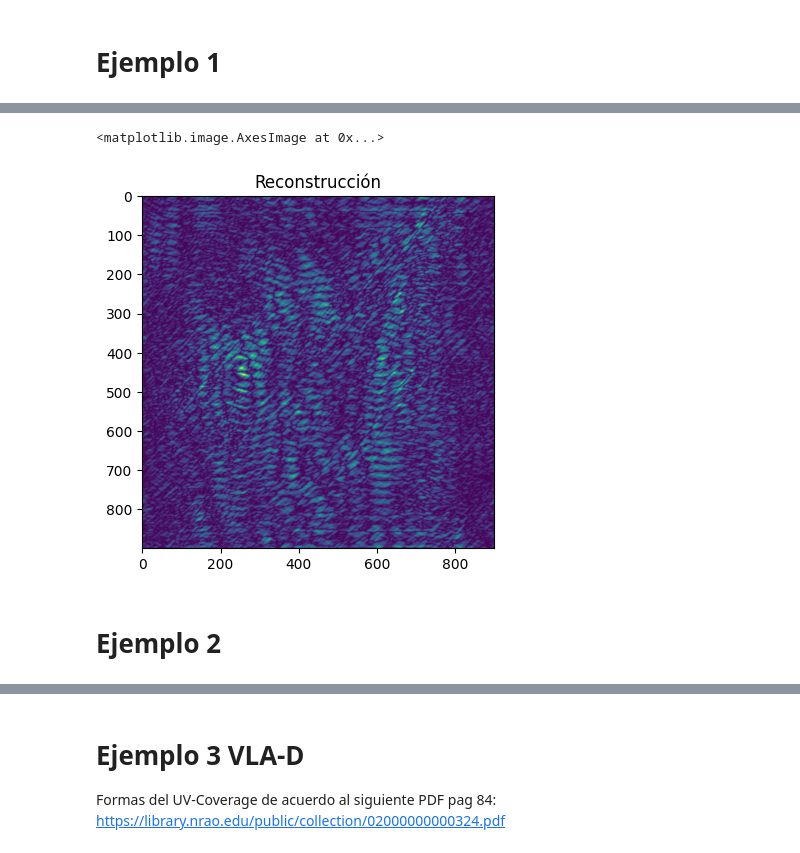
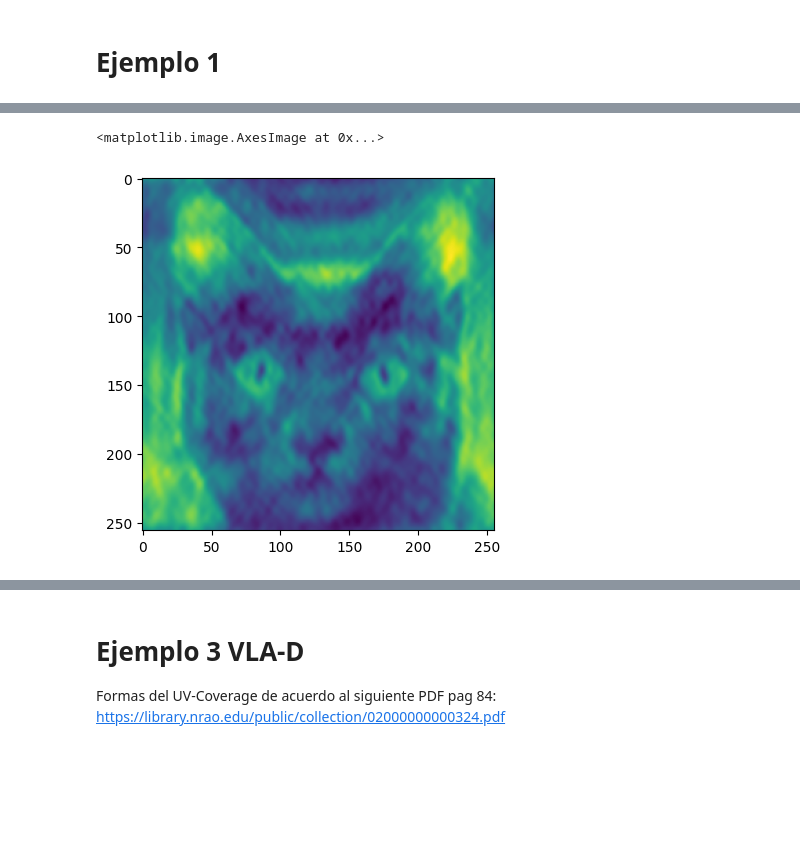
Before and after one commit to MatiasColil/API_Interferometry, a Jupyter notebook: jupyter notebook/interferometer.ipynb, the cells around one changed output, grey strips where cells are left out. Drawn from its saved outputs; the diff is of its cells as text; code cells hidden in the pictures; blank space fills up the shorter version.

```diff
--- a/jupyter notebook/interferometer.ipynb
+++ b/jupyter notebook/interferometer.ipynb
@@ -319,5 +304,5 @@ baseline_equatorial = b_enu_to_b_equatorial(baseline_enu, latitude)
 # %%
-HA, dec = h(6, -23, 6)
+HA, dec = compute_h(5, 25, 6)
 # %%
 cover = coverage(baseline_equatorial, HA, dec, wavelength)
 # %%
@@ -332,11 +317,11 @@ Text(0, 0.5, '$v\\ k\\lambda$')
 # %%
-""" plt.rcParams["animation.html"] = "jshtml"
-plt.rcParams['figure.dpi'] = 150
-plt.ioff()
-fig, ax = plt.subplots()
+# plt.rcParams["animation.html"] = "jshtml"
+# plt.rcParams['figure.dpi'] = 150
+# plt.ioff()
+# fig, ax = plt.subplots()
 
-def animate(t):
-    plt.cla()
-    plt.scatter(UV_coverage[0:t,0,:],UV_coverage[0:t,1,:], c="black", marker=".")
+# def animate(t):
+#     plt.cla()
+#     plt.scatter(UV_coverage[0:t,0,:],UV_coverage[0:t,1,:], c="black", marker=".")
 
-matplotlib.animation.FuncAnimation(fig, animate, frames=len(HA)) """
+# matplotlib.animation.FuncAnimation(fig, animate, frames=len(HA))
@@ -345,2 +328,2 @@ matplotlib.animation.FuncAnimation(fig, animate, frames=len(HA)) """
 # %%
-new_samplingEJ1, psf, psf3=grid_sampling(pix,np.max(np.abs(baseline_equatorial)), cover)
+sampling, psf2 = grid_sampling(pix, np.max(np.abs(baseline_equatorial)), cover, wavelength, "uniform", 1)
@@ -368,0 +346,6 @@ new_obs_EJ1 = np.abs(np.fft.ifft2(np.fft.ifftshift(ffts*new_samplingEJ1)))
+# %%
+new_obs_EJ1 = (np.fft.ifftshift(np.fft.ifft2(np.fft.fftshift(ft_data*sampling))))
+obs= (np.fft.ifftshift(np.fft.ifft2(np.fft.fftshift(ft_data*sampling)))).real
+boolean, buffer = cv2.imencode(".png", obs)
+stream = BytesIO(buffer)
+img_dirty_base64 = base64.b64encode(stream.getvalue()).decode()
@@ -369,10 +356,7 @@ new_obs_EJ1 = np.abs(np.fft.ifft2(np.fft.ifftshift(ffts*new_samplingEJ1)))
 # %%
 plt.figure(figsize=(10, 10))
 plt.subplot(122)
-plt.title('Reconstrucción')
-plt.imshow(new_obs_EJ1)
+plt.imshow(new_obs_EJ1.real)
 # %% [output]
 <matplotlib.image.AxesImage at 0x...>
-[figure, old version]
+[figure, new version]
-# %% [markdown]
-# Ejemplo 2
```
Also changed, not shown: parts of 87 cells of this notebook, 11 other files.
